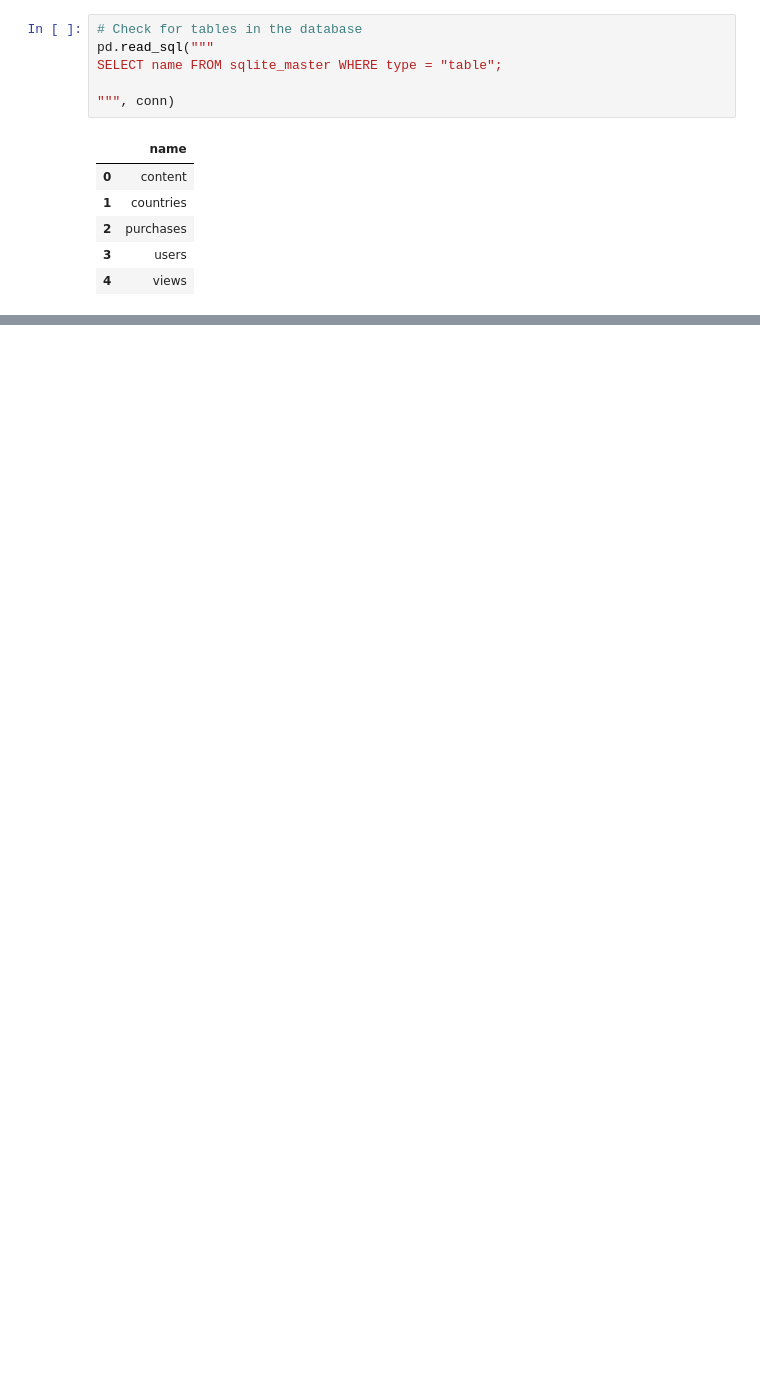
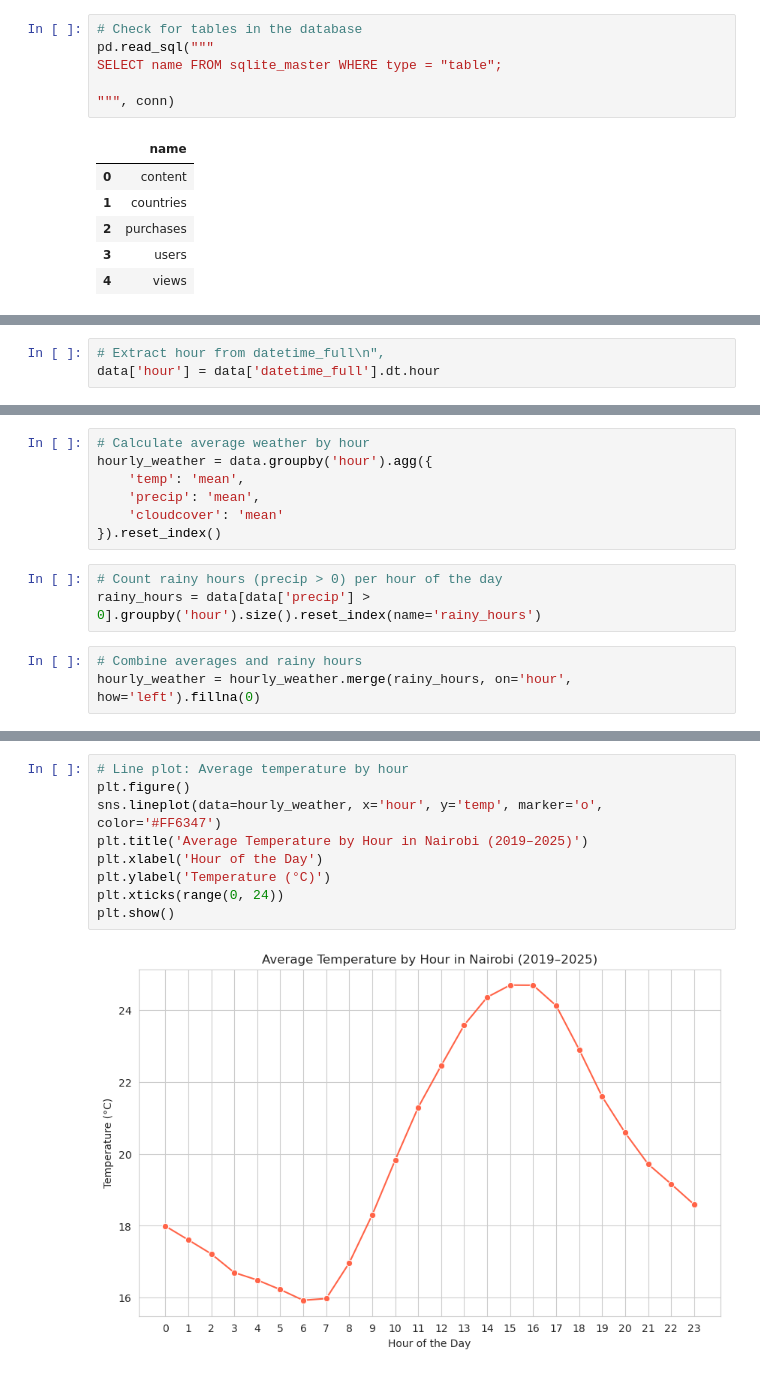
Before and after one commit to joyaran/Yakwetu_project, a Jupyter notebook: yakwetu.ipynb, the cells around one changed output, grey strips where cells are left out. Drawn from its saved outputs; the diff is of its cells as text; blank space fills up the shorter version.

```diff
--- a/yakwetu.ipynb
+++ b/yakwetu.ipynb
@@ -208,0 +688,3 @@ SELECT * FROM content LIMIT 10;
+# %%
+# Extract hour from datetime_full\n",
+data['hour'] = data['datetime_full'].dt.hour
@@ -208,0 +699,13 @@ SELECT * FROM content LIMIT 10;
+# %%
+# Calculate average weather by hour
+hourly_weather = data.groupby('hour').agg({
+    'temp': 'mean',
+    'precip': 'mean',
+    'cloudcover': 'mean'
+}).reset_index()
+# %%
+# Count rainy hours (precip > 0) per hour of the day
+rainy_hours = data[data['precip'] > 0].groupby('hour').size().reset_index(name='rainy_hours')
+# %%
+# Combine averages and rainy hours
+hourly_weather = hourly_weather.merge(rainy_hours, on='hour', how='left').fillna(0)
@@ -208,0 +743,11 @@ SELECT * FROM content LIMIT 10;
+# %%
+# Line plot: Average temperature by hour
+plt.figure()
+sns.lineplot(data=hourly_weather, x='hour', y='temp', marker='o', color='#FF6347')
+plt.title('Average Temperature by Hour in Nairobi (2019–2025)')
+plt.xlabel('Hour of the Day')
+plt.ylabel('Temperature (°C)')
+plt.xticks(range(0, 24))
+plt.show()
+# %% [output]
+[figure, added]
```
Also changed, not shown: parts of 46 cells of this notebook.
